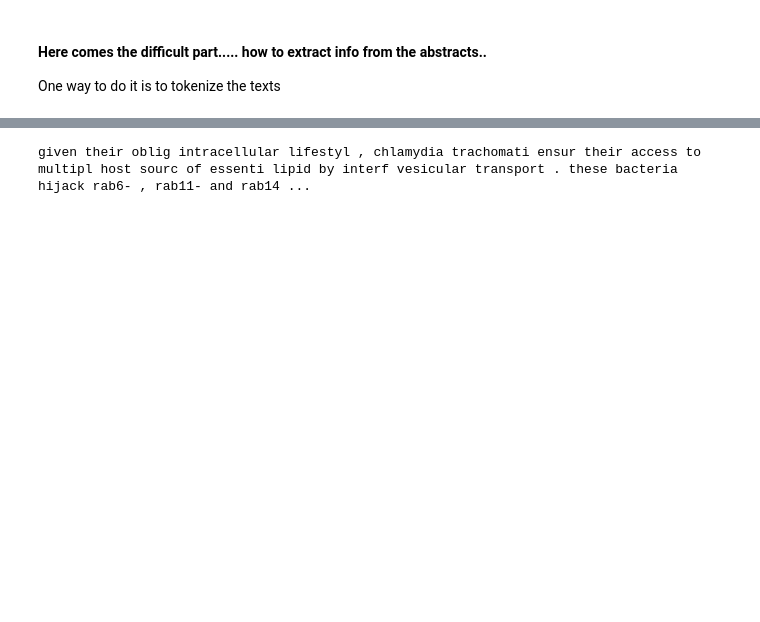
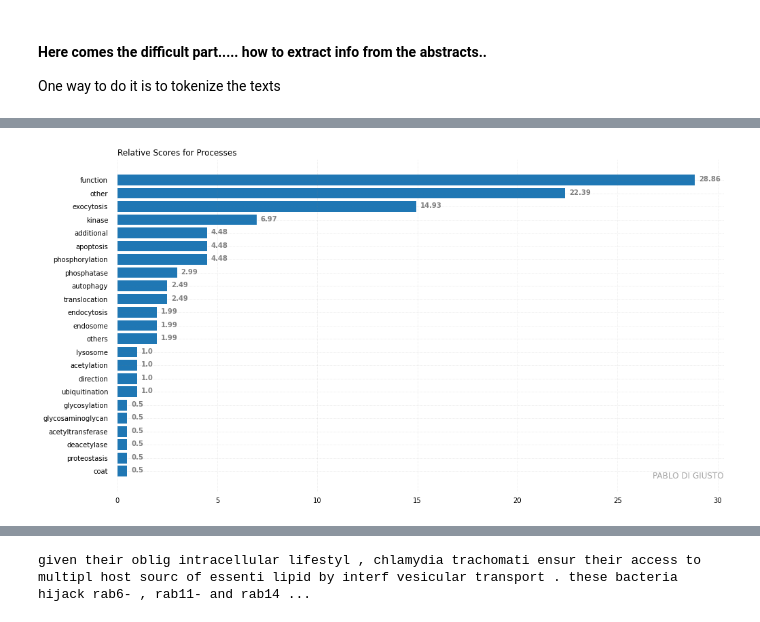
Before and after one commit to pablodig/Annotations, a Jupyter notebook: CORE parse.ipynb, the cells around one changed output, grey strips where cells are left out. Cells and saved outputs as stored; diff of their text form; code cells hidden in the pictures; blank space fills up the shorter version.

```diff
--- a/CORE parse.ipynb
+++ b/CORE parse.ipynb
@@ -123,0 +155,10 @@ One way to do it is to tokenize the texts
+# %%
+import matplotlib.pyplot as plt
+import numpy as np
+d = {'Process':processes,'Rel':relativities}
+rel_df = pd.DataFrame(d, columns=['Process','Rel'])
+rel_df = rel_df.replace(0, np.nan)
+rel_df = rel_df.dropna(how='any', axis=0)
+rel_df = rel_df.replace(np.nan, 0)
+rel_df = rel_df.sort_values('Rel', ascending=False)
+rel_df
@@ -124,3 +183,52 @@ One way to do it is to tokenize the texts
+# %%
+#PLOT
+
+# Figure Size
+fig, ax = plt.subplots(figsize =(16, 9))
+
+# Horizontal Bar Plot
+ax.barh(rel_df['Process'], rel_df['Rel'])
+
+# Remove axes splines
+for s in ['top', 'bottom', 'left', 'right']:
+    ax.spines[s].set_visible(False)
+
+
+ax.xaxis.set_ticks_position('none')
+ax.yaxis.set_ticks_position('none')
+
+# Add padding between axes and labels
+ax.xaxis.set_tick_params(pad = 5)
+ax.yaxis.set_tick_params(pad = 10)
+
+# Add x, y gridlines
+ax.grid(b = True, color ='grey',
+        linestyle ='-.', linewidth = 0.5,
+        alpha = 0.2)
+
+# Show top values
+ax.invert_yaxis()
+
+# Add annotation to bars
+for i in ax.patches:
+    plt.text(i.get_width()+0.2, i.get_y()+0.5,
+             str(round((i.get_width()), 2)),
+             fontsize = 10, fontweight ='bold',
+             color ='grey')
+
+# Add Plot Title
+ax.set_title('Relative Scores for Processes',
+             loc ='left', )
+
+# Add Text watermark
+fig.text(0.9, 0.15, 'PABLO DI GIUSTO', fontsize = 12,
+         color ='grey', ha ='right', va ='bottom',
+         alpha = 0.7)
+
+# Show Plot
+plt.show()
+# %% [output]
+[figure, added]
 # %%
 from nltk.stem import PorterStemmer
 from nltk.tokenize import word_tokenize
```
Also changed, not shown: parts of 9 cells of this notebook, 1 other file.
